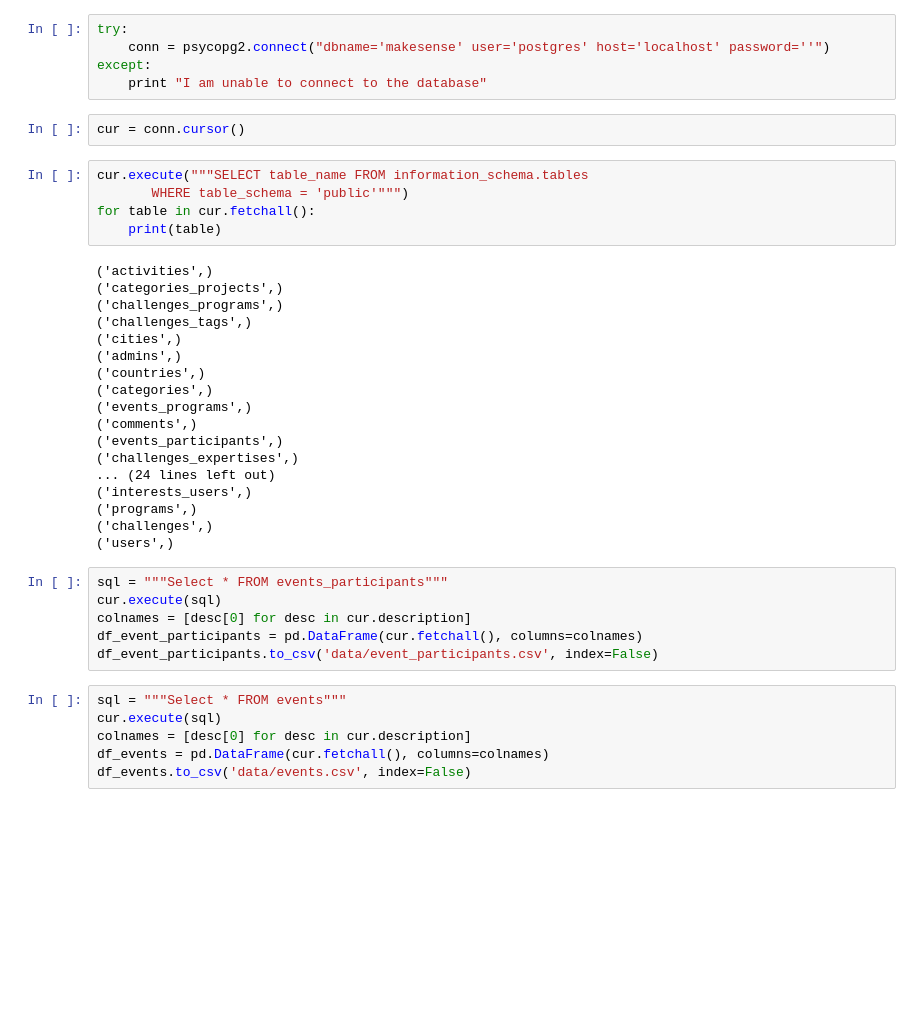
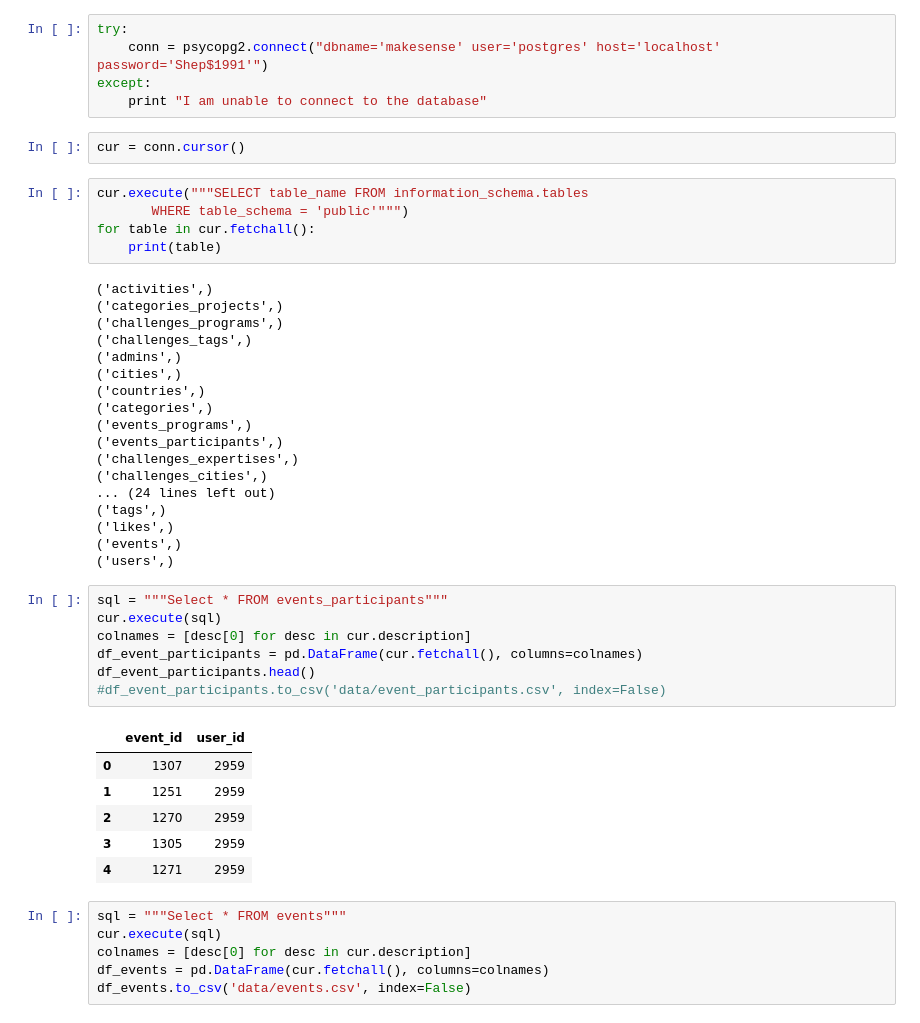
Before and after one commit to riddlet/Makesense, a Jupyter notebook: archive/MakeSense data exploration.ipynb, the cells around one changed output. Saved outputs shown, nothing was run; the diff lists cells and outputs as text; blank space fills up the shorter version.

```diff
--- a/code/MakeSense data exploration.ipynb
+++ b/archive/MakeSense data exploration.ipynb
@@ -6,7 +6,7 @@ import seaborn as sns
 import numpy as np
 # %%
 try:
-    conn = psycopg2.connect("dbname='makesense' user='postgres' host='localhost' password=''")
+    conn = psycopg2.connect("dbname='makesense' user='postgres' host='localhost' password='Shep$1991'")
 except:
     print "I am unable to connect to the database"
 # %%
@@ -21,25 +21,33 @@ for table in cur.fetchall():
 ('categories_projects',)
 ('challenges_programs',)
 ('challenges_tags',)
+('admins',)
 ('cities',)
-('admins',)
 ('countries',)
 ('categories',)
 ('events_programs',)
-('comments',)
 ('events_participants',)
 ('challenges_expertises',)
+('challenges_cities',)
 ... (24 lines left out)
-('interests_users',)
-('programs',)
-('challenges',)
+('tags',)
+('likes',)
+('events',)
 ('users',)
 # %%
 sql = """Select * FROM events_participants"""
 cur.execute(sql)
 colnames = [desc[0] for desc in cur.description]
 df_event_participants = pd.DataFrame(cur.fetchall(), columns=colnames)
-df_event_participants.to_csv('data/event_participants.csv', index=False)
+df_event_participants.head()
+#df_event_participants.to_csv('data/event_participants.csv', index=False)
+# %% [output]
+|  | event_id | user_id |
+| 0 | 1307 | 2959 |
+| 1 | 1251 | 2959 |
+| 2 | 1270 | 2959 |
+| 3 | 1305 | 2959 |
+| 4 | 1271 | 2959 |
 # %%
 sql = """Select * FROM events"""
 cur.execute(sql)
```
Also changed, not shown: parts of 2 cells of this notebook, 25 other files.
